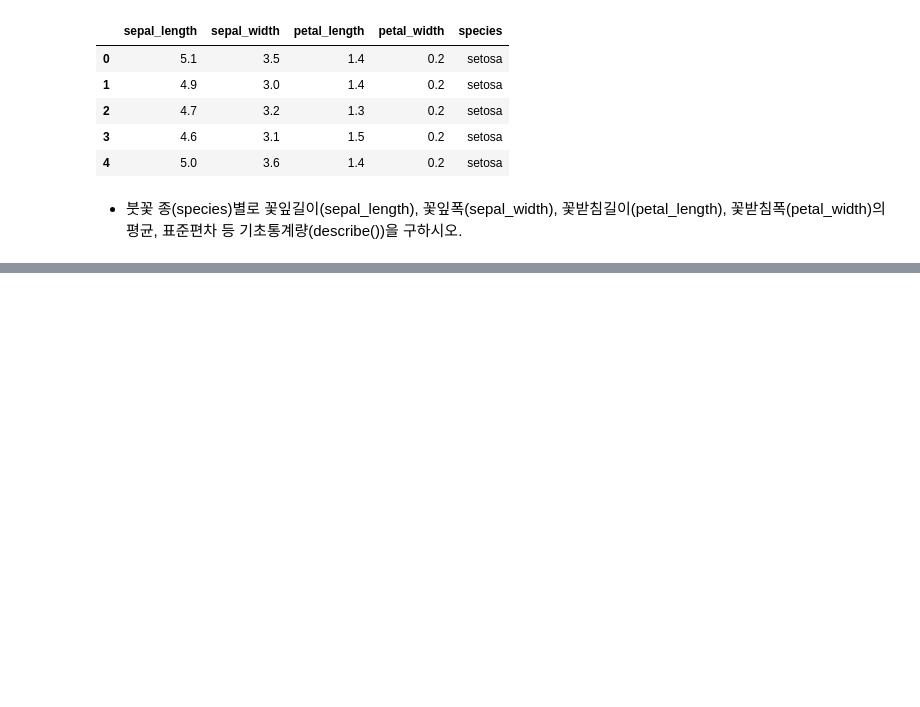
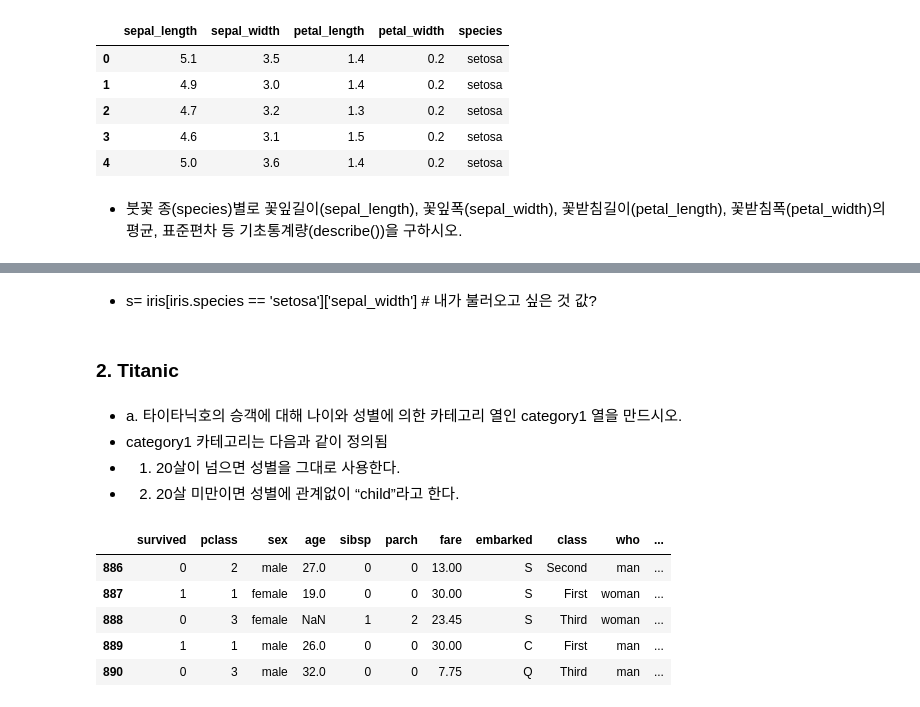
Before and after one commit to Soeui-lee/Data-Analysis-2021.11, a Jupyter notebook: 02.Pandas/pandas 연습문제2.ipynb, the cells around one changed output, grey strips where cells are left out. Saved outputs shown, nothing was run; the diff lists cells and outputs as text; code cells hidden in the pictures; blank space fills up the shorter version.

```diff
--- a/02.Pandas/pandas 연습문제2.ipynb
+++ b/02.Pandas/pandas 연습문제2.ipynb
@@ -22,0 +141,2 @@ iris.head()
+# %% [markdown]
+- s= iris[iris.species == 'setosa']['sepal_width'] # 내가 불러오고 싶은 것 값?
@@ -22,0 +145,21 @@ iris.head()
+# %% [markdown]
+### 2. Titanic
+# %% [markdown]
+- a. 타이타닉호의 승객에 대해 나이와 성별에 의한 카테고리 열인 category1 열을 만드시오.
+- category1 카테고리는 다음과 같이 정의됨
+- 1) 20살이 넘으면 성별을 그대로 사용한다.
+- 2) 20살 미만이면 성별에 관계없이 “child”라고 한다.
+# %%
+# 문제를 보면 or 임 (3항연산자)
+# T 데프에 apply 했으므로 X 는 컬럼
+# titanic. 했으면 이 x는 엘리먼트(?)
+# axis = 1 : 해당 방향으로 같은 사람의 데이터로만 계산해야하니까(조작에서의 나이child/adult는 age만,그리고 element뿐이었어서 X)
+titanic['category1'] = titanic.apply(lambda x : x.sex if x.age>= 20 else 'child', axis = 1)
+titanic.tail()
+# %% [output]
+|  | survived | pclass | sex | age | sibsp | parch | fare | embarked | class | who | ... |
+| 886 | 0 | 2 | male | 27.0 | 0 | 0 | 13.00 | S | Second | man | ... |
+| 887 | 1 | 1 | female | 19.0 | 0 | 0 | 30.00 | S | First | woman | ... |
+| 888 | 0 | 3 | female | NaN | 1 | 2 | 23.45 | S | Third | woman | ... |
+| 889 | 1 | 1 | male | 26.0 | 0 | 0 | 30.00 | C | First | man | ... |
+| 890 | 0 | 3 | male | 32.0 | 0 | 0 | 7.75 | Q | Third | man | ... |
```
Also changed, not shown: parts of 41 cells of this notebook, 10 other files.
